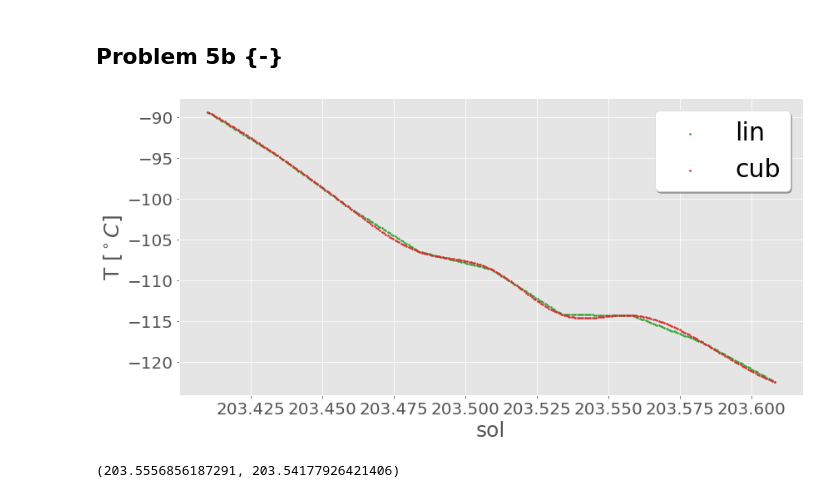
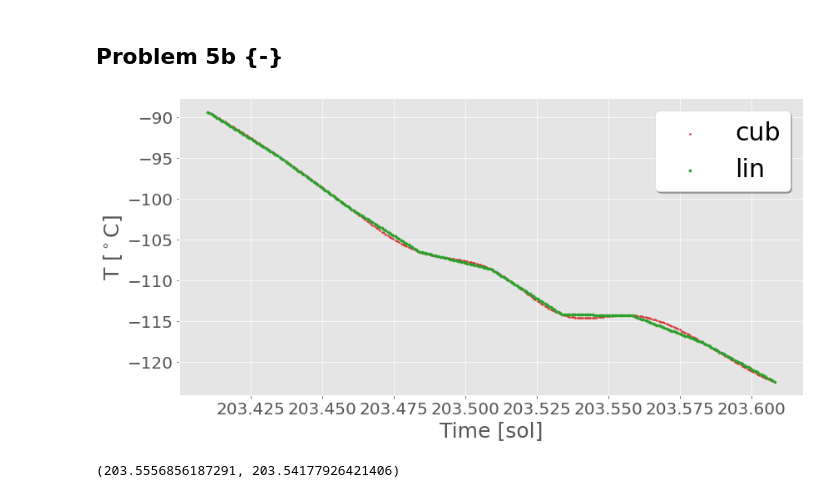
Before and after one commit to Kiril94/AMAS, a Jupyter notebook: Main_exam/AMAS_Exam_2021.ipynb, the cells around one changed output. Drawn from its saved outputs; the diff is of its cells as text; code cells hidden in the pictures.

```diff
--- a/Main_exam/AMAS_Exam_2021.ipynb
+++ b/Main_exam/AMAS_Exam_2021.ipynb
@@ -533,15 +587,12 @@ likelihood_left(389, 1)
 # %% [markdown]
 ## Problem 5a {-}
 # %%
-D5 = np.array([[ 203.41 , -89.37 ],
- [ 203.435, -94.88 ],
- [ 203.46 , -101.25 ],
- [ 203.484, -106.52 ],
- [ 203.509, -108.66 ],
- [ 203.534, -114.25 ],
- [ 203.558, -114.3 ],
- [ 203.583, -117.66 ],
- [ 203.608, -122.45 ]])
+D5 = np.array([[ 203.41 , -89.37 ], [ 203.435, -94.88 ],
+    [ 203.46 , -101.25 ], [ 203.484, -106.52 ],
+    [ 203.509, -108.66 ], [ 203.534, -114.25 ],
+    [ 203.558, -114.3 ],
+    [ 203.583, -117.66 ],
+    [ 203.608, -122.45 ]])
 # %%
 day, temp = D5[:,0], D5[:,1]
 x_lin = np.linspace(day.min(),day.max(),100)
@@ -575,18 +629,20 @@ Temperature estimates:
 # %%
 day_min, day_max =  203.410, 203.608
 scr_range = np.linspace(day_min, day_max, 300)
 f_cub_der = f_cub._spline.derivative(nu=1)
-fig, ax = vis.nice_plot(scr_range, f_lin(scr_range), figsize = (12,6), xlabel = 'sol',
-                        show_plot=False, scatter = True, color = (0,2), data_label='lin',
-                       scr_markersize=4)
-fig, ax = vis.nice_plot(scr_range, f_cub(scr_range), figsize = (12,8),plot_legend=True,
+fig, ax = vis.nice_plot(scr_range, f_cub(scr_range), figsize = (12,6),
                         show_plot=False, scatter = True, color = (0,3), data_label='cub',
-                        axis = ax, figure = fig, xlabel = 'sol', ylabel = 'T '+r"$[^\circ C]$",
-                       scr_markersize=4, legend_fs=30)
+                        scr_markersize=4)
+fig, ax = vis.nice_plot(
+    scr_range, f_lin(scr_range),
+    show_plot=False, scatter = True, color = (0,2), data_label='lin',
+    scr_markersize=10, axis = ax, figure = fig,plot_legend=True,
+    legend_fs=30, xlabel = 'Time [sol]', ylabel = 'T '+r"$[^\circ \mathrm{C}]$",)
+
 
 fig
 # %% [output]
-[figure, old version]
+[figure, new version]
 # %%
 cub_der = f_cub_der(scr_range)
 mask_pos = cub_der.flatten()>0
```
Also changed, not shown: parts of 15 cells of this notebook, 2 other files.
